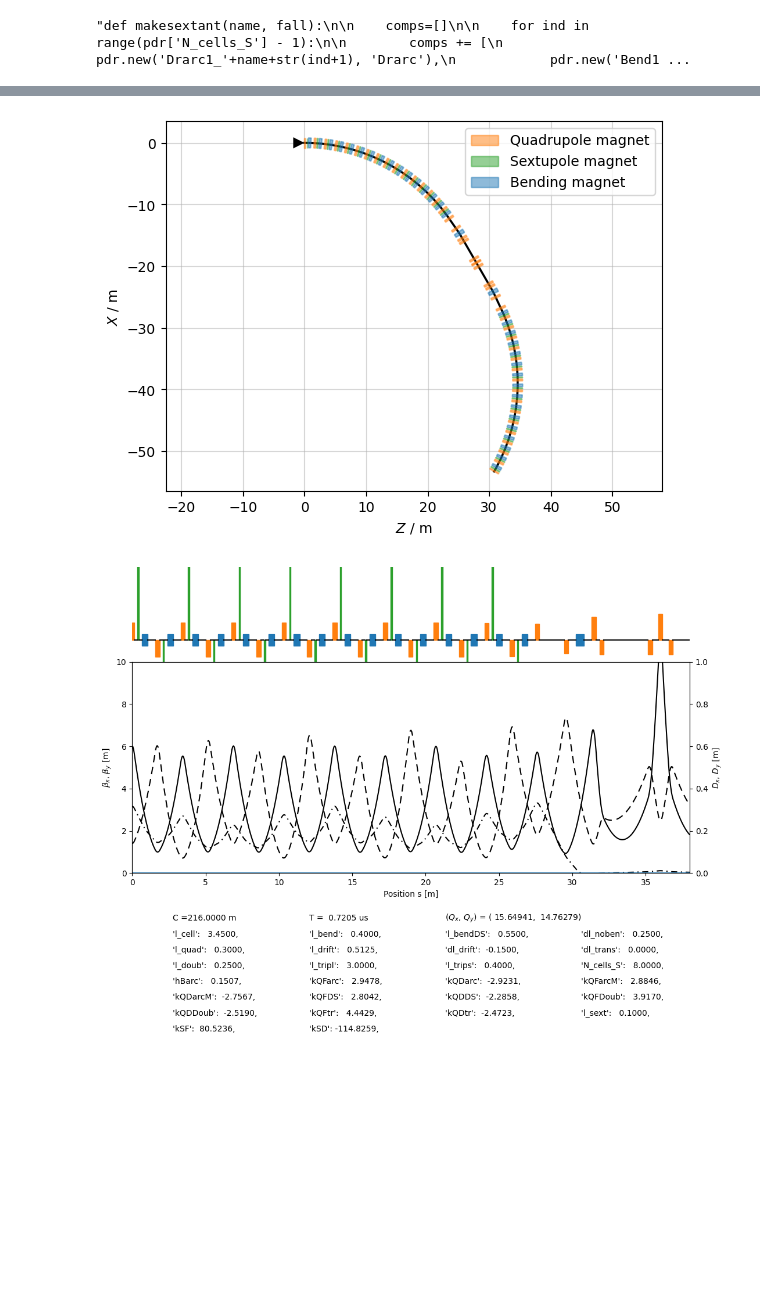
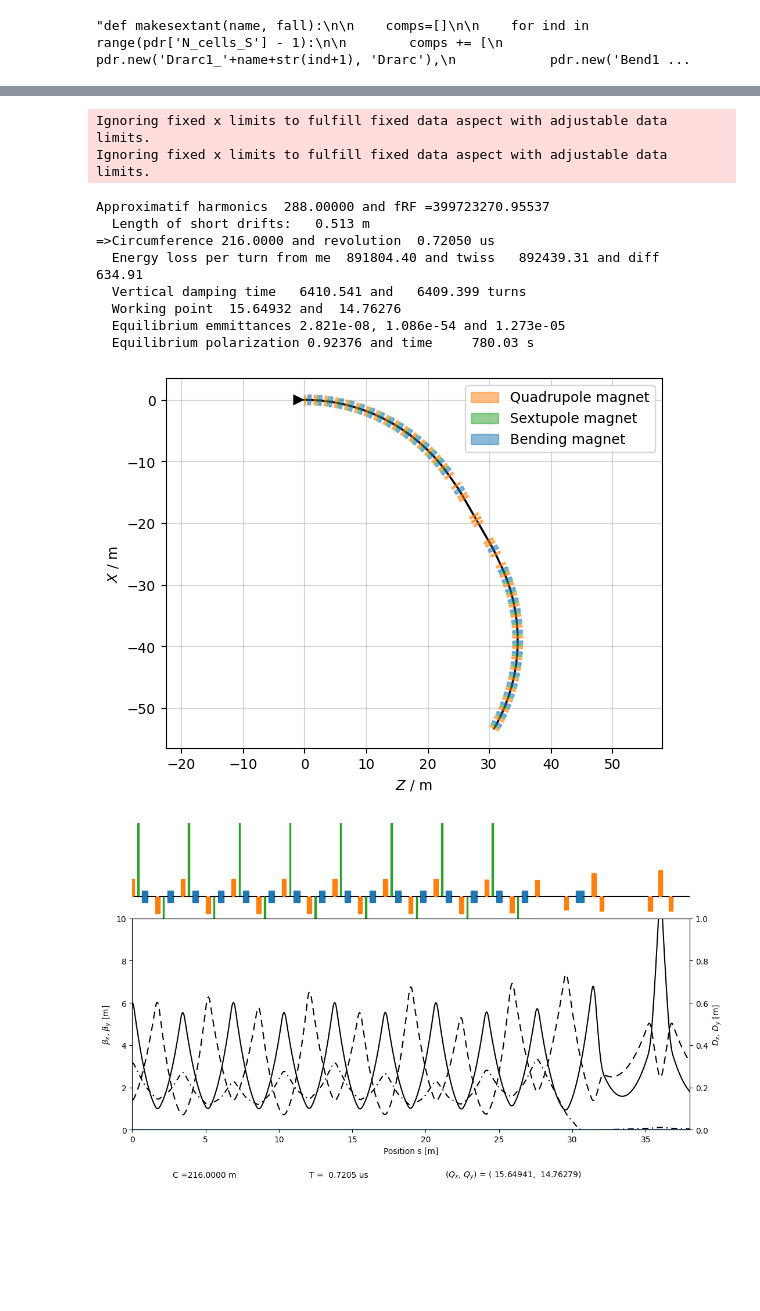
Before and after one commit to Maddie-jpg/polarizer-ring-studies, a Jupyter notebook: sextupole positioning workflow_design2.ipynb, the cells around one changed output, grey strips where cells are left out. Cells and saved outputs as stored; diff of their text form; code cells hidden in the pictures; blank space fills up the shorter version.

```diff
--- a/sextupole positioning workflow_design2.ipynb
+++ b/sextupole positioning workflow_design2.ipynb
@@ -54,8 +57,8 @@ pdr.new('DrTrips', xt.Drift,      length='l_trips' )
 
 #Add any new variables and structures here
 pdr['l_sext']=0.1
-pdr['kSF']=0
-pdr['kSD']=0
+pdr['kSF']=80.523647
+pdr['kSD']=-114.825918
 
 pdr.new('Drarc2', xt.Drift, length='(l_drift-l_sext)/2')
 
@@ -304,9 +308,10 @@ def ChromCorrect(ksf, ksd, MakePlot=False):
     print(f"Matched kSF: {pdr.vars['kSF']._get_value():.6f}")
     print(f"Matched kSD: {pdr.vars['kSD']._get_value():.6f}")
 
-ChromCorrect('kSF', 'kSD')
+#useful_functions.ChromCorrect(ring,'kSF', 'kSD')
+#useful_functions.SpuckParsAus( period_sliced.twiss(method='4d'), period,(0., 38.), (0., 10.), (0., 1.), .08, "Standard.pdf" )
 
-SpuckParsAus( period_sliced.twiss(method='4d'), period,(0., 38.), (0., 10.), (0., 1.), .08, "Standard.pdf" )
+
 
 fRev = 1./(ring.twiss(method='4d').T_rev0)
 fRF  = fRev*round(4.e8/fRev)  # at integer harmonics and close to 400 MHz
@@ -326,4 +331,17 @@ ring.survey().plot()
 
 ring_tw.plot()
 ring_tw.plot('delta 3*(zeta+0.00504) x')
+
+
+print( f'\nApproximatif harmonics {fRF/fRev:10.5f} and fRF ={fRF:8.5f}' )
+# print( ring_tw.keys() )
+print( f"  Length of short drifts: {pdr['l_drift']:7.3f} m" )
+# print( ring_tw.keys() )
+print( f'=>Circumference {ring_tw.circumference:8.4f} and revolution {1e6*ring_tw.T_rev0:8.5f} us' )
+print( f'  Energy loss per turn from me {U0:10.2f} and twiss' +
+       f'  {ring_tw.eneloss_turn:10.2f} and diff {ring_tw.eneloss_turn-U0:10.2f}' )
+print( f'  Vertical damping time {1/ring_tw.damping_constants_turns[1]:10.3f} and {2*E0/ring_tw.eneloss_turn:10.3f} turns' )
+print( f'  Working point{ring_tw.qx:10.5f} and{ring_tw.qy:10.5f}')
+print( f'  Equilibrium emmittances{ring_tw.eq_gemitt_x:10.3e},{ring_tw.eq_gemitt_y:10.3e} and{ring_tw.eq_gemitt_zeta:10.3e}'  )
+print( f'  Equilibrium polarization{ring_tw.spin_polarization_eq:8.5f} and time {ring_tw.spin_t_pol_buildup_s:10.2f} s')
 # %% [output]
@@ -348,2 +369,12 @@ FileNotFoundError: [Errno 2] No such file or directory: '/home/mwatson/Documents
+Ignoring fixed x limits to fulfill fixed data aspect with adjustable data limits.
+Ignoring fixed x limits to fulfill fixed data aspect with adjustable data limits.
+Approximatif harmonics  288.00000 and fRF =399723270.95537
+  Length of short drifts:   0.513 m
+=>Circumference 216.0000 and revolution  0.72050 us
+  Energy loss per turn from me  891804.40 and twiss   892439.31 and diff     634.91
+  Vertical damping time   6410.541 and   6409.399 turns
+  Working point  15.64932 and  14.76276
+  Equilibrium emmittances 2.821e-08, 1.086e-54 and 1.273e-05
+  Equilibrium polarization 0.92376 and time     780.03 s
 [figure]
-[figure, old version]
+[figure, new version]
```
Also changed, not shown: parts of 8 cells of this notebook, 7 other files.
